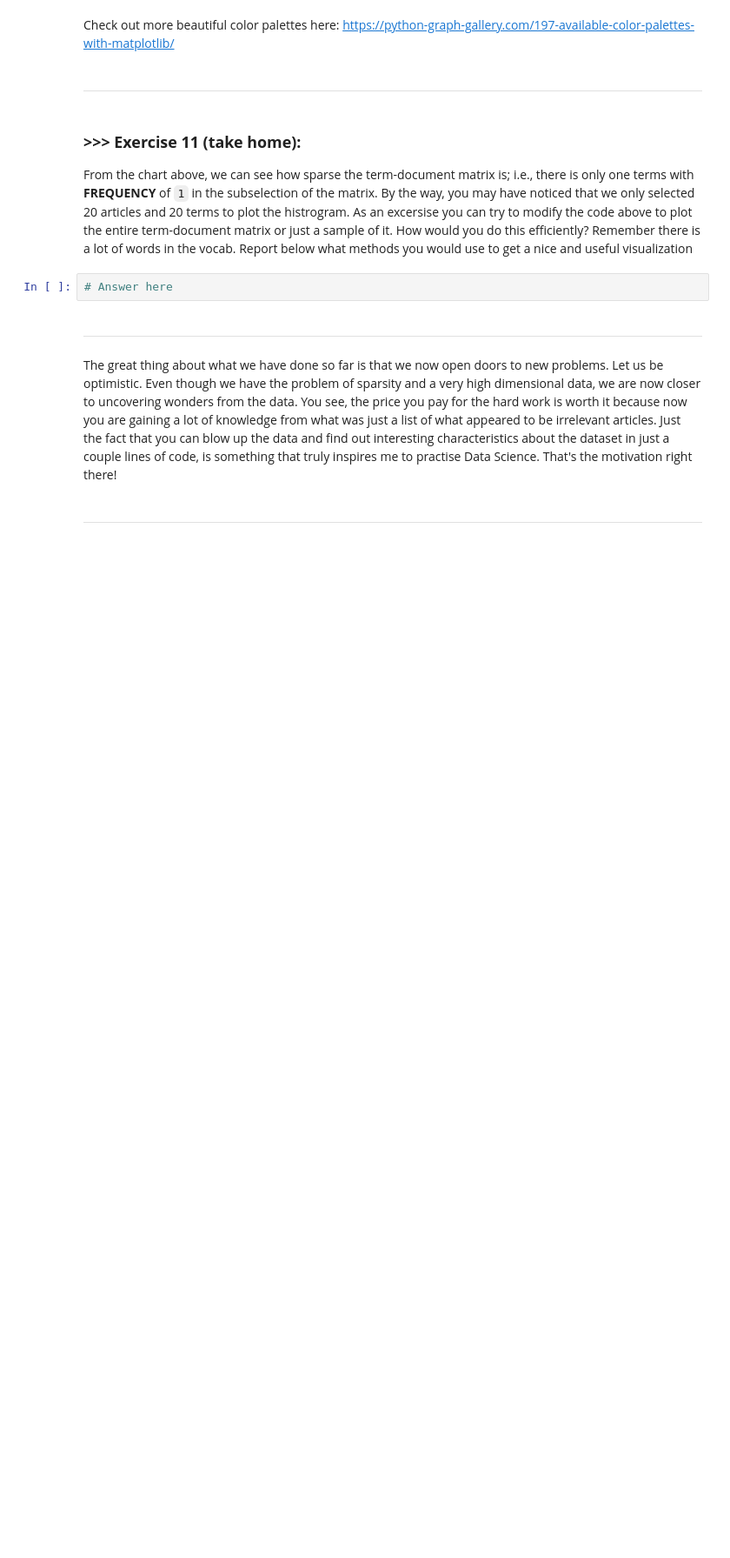
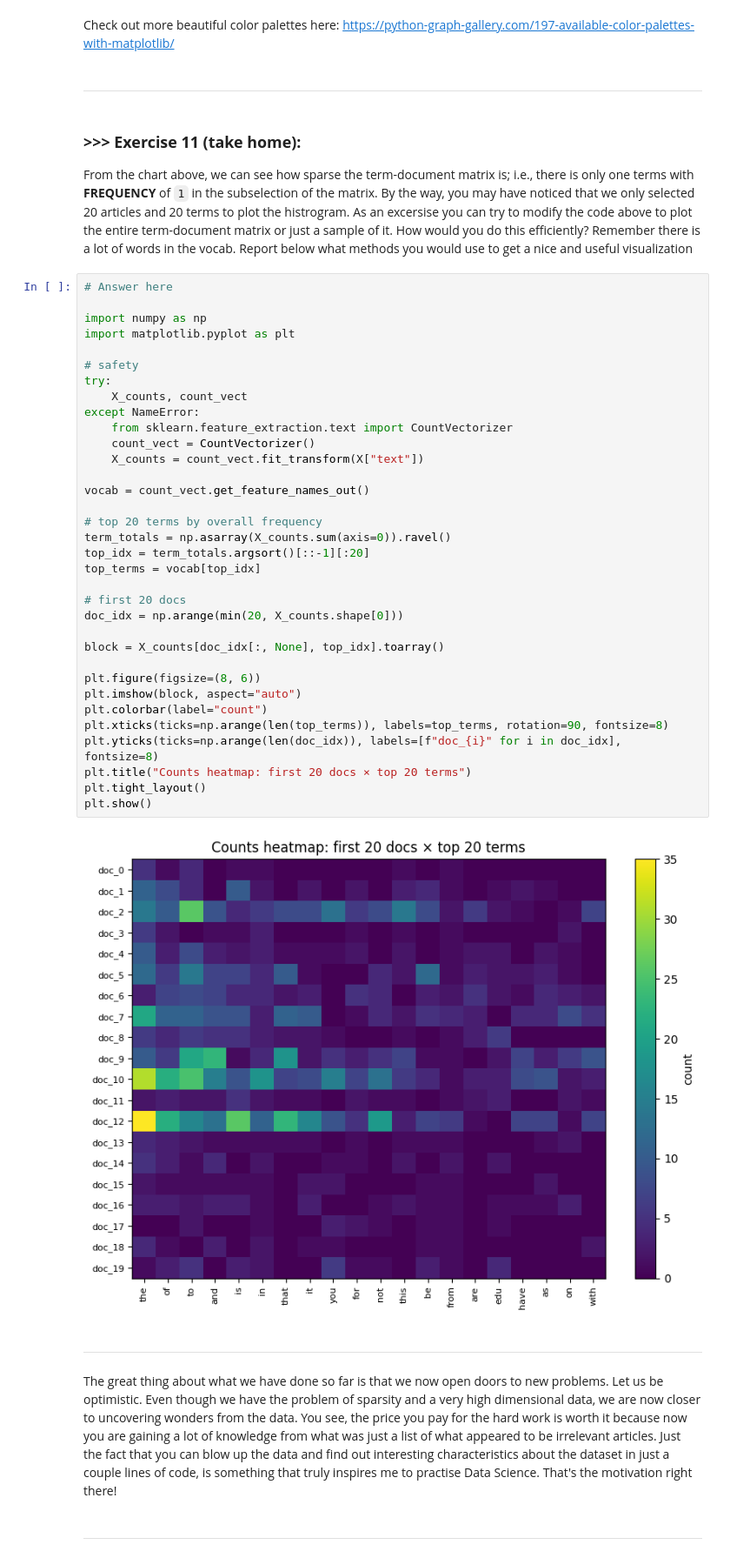
Before and after one commit to brandonlin991118/DM2025-Lab1-Exercise, a Jupyter notebook: DM2025-Lab1-Master.ipynb, the cells around one changed output. Shown at 87% size. Cells and saved outputs as stored; diff of their text form; blank space fills up the shorter version.

Commit message:
Lab1: finish Ex 6-15 (sampling, TF-IDF, bigrams, heatmap, LSA); tidy notebooks

```diff
--- a/DM2025-Lab1-Master.ipynb
+++ b/DM2025-Lab1-Master.ipynb
@@ -1364,8 +1444,42 @@ Check out more beautiful color palettes here: https://python-graph-gallery.com/1
 # %% [markdown]
 ### **>>> Exercise 11 (take home):**
 From the chart above, we can see how sparse the term-document matrix is; i.e., there is only one terms with **FREQUENCY** of `1` in the subselection of the matrix. By the way, you may have noticed that we only selected 20 articles and 20 terms to plot the histrogram. As an excersise you can try to modify the code above to plot the entire term-document matrix or just a sample of it. How would you do this efficiently? Remember there is a lot of words in the vocab. Report below what methods you would use to get a nice and useful visualization
-# %%
-# Answer here
+# %%
+# Answer here
+
+import numpy as np
+import matplotlib.pyplot as plt
+
+# safety
+try:
+    X_counts, count_vect
+except NameError:
+    from sklearn.feature_extraction.text import CountVectorizer
+    count_vect = CountVectorizer()
+    X_counts = count_vect.fit_transform(X["text"])
+
+vocab = count_vect.get_feature_names_out()
+
+# top 20 terms by overall frequency
+term_totals = np.asarray(X_counts.sum(axis=0)).ravel()
+top_idx = term_totals.argsort()[::-1][:20]
+top_terms = vocab[top_idx]
+
+# first 20 docs
+doc_idx = np.arange(min(20, X_counts.shape[0]))
+
+block = X_counts[doc_idx[:, None], top_idx].toarray()
+
+plt.figure(figsize=(8, 6))
+plt.imshow(block, aspect="auto")
+plt.colorbar(label="count")
+plt.xticks(ticks=np.arange(len(top_terms)), labels=top_terms, rotation=90, fontsize=8)
+plt.yticks(ticks=np.arange(len(doc_idx)), labels=[f"doc_{i}" for i in doc_idx], fontsize=8)
+plt.title("Counts heatmap: first 20 docs × top 20 terms")
+plt.tight_layout()
+plt.show()
+# %% [output]
+[figure, added]
 # %% [markdown]
 ---
 # %% [markdown]
```
Also changed, not shown: parts of 22 cells of this notebook, 1 other file.
